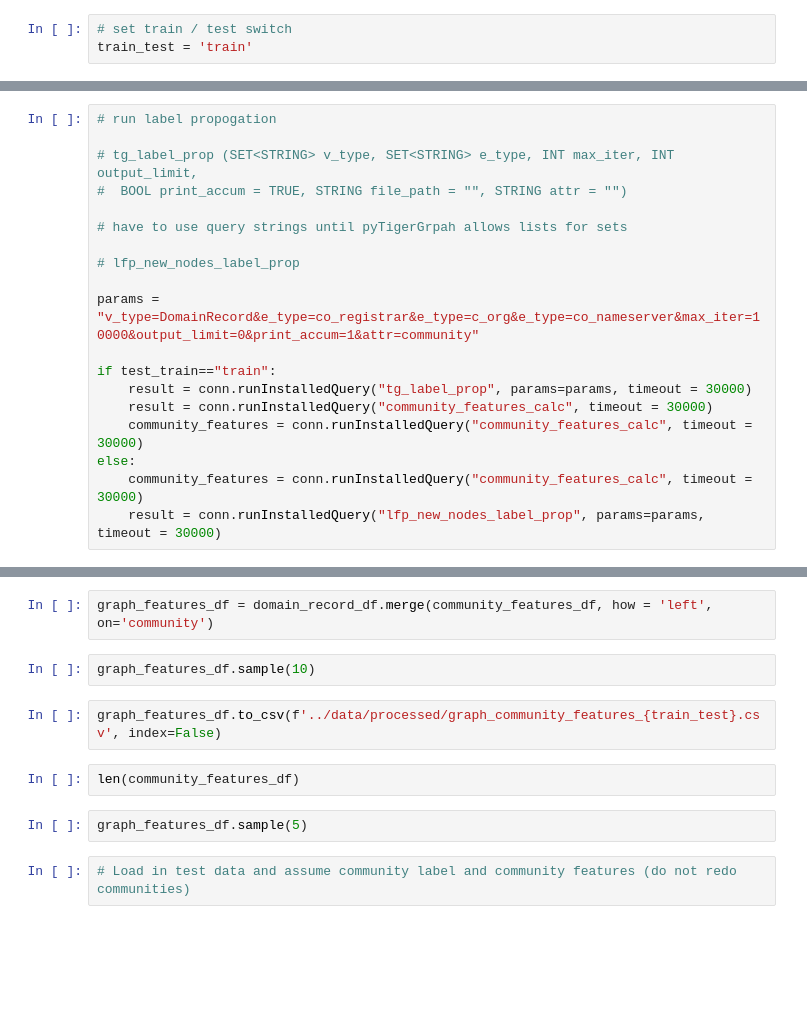
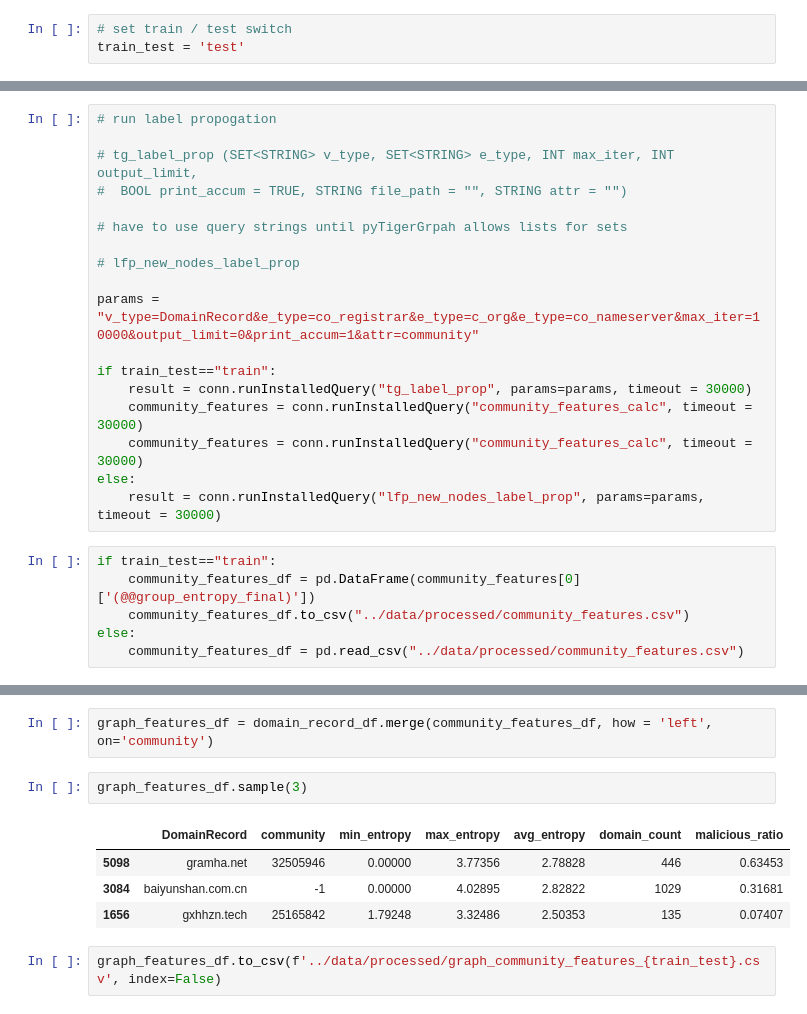
Before and after one commit to erodium/artemis, a Jupyter notebook: notebooks/1.1-lfp-eda-tigergraph.ipynb, the cells around one changed output, grey strips where cells are left out. Saved outputs shown, nothing was run; the diff lists cells and outputs as text; blank space fills up the shorter version.

```diff
--- a/notebooks/1.1-lfp-eda-tigergraph.ipynb
+++ b/notebooks/1.1-lfp-eda-tigergraph.ipynb
@@ -450,6 +465,6 @@ Successfully created queries: [lfp_new_nodes_label_prop].
 # %%
 # set train / test switch
-train_test = 'train'
+train_test = 'test'
 # %%
 # Generic loading job string
 
@@ -570,13 +568,18 @@ print(conn.runInstalledQuery("delete_co_loop_edges", timeout = 30000))
 
 params = "v_type=DomainRecord&e_type=co_registrar&e_type=c_org&e_type=co_nameserver&max_iter=10000&output_limit=0&print_accum=1&attr=community"
 
-if test_train=="train":
+if train_test=="train":
     result = conn.runInstalledQuery("tg_label_prop", params=params, timeout = 30000)
-    result = conn.runInstalledQuery("community_features_calc", timeout = 30000)
+    community_features = conn.runInstalledQuery("community_features_calc", timeout = 30000)
     community_features = conn.runInstalledQuery("community_features_calc", timeout = 30000)
 else:
-    community_features = conn.runInstalledQuery("community_features_calc", timeout = 30000)
     result = conn.runInstalledQuery("lfp_new_nodes_label_prop", params=params, timeout = 30000)
+# %%
+if train_test=="train":
+    community_features_df = pd.DataFrame(community_features[0]['(@@group_entropy_final)'])
+    community_features_df.to_csv("../data/processed/community_features.csv")
+else:
+    community_features_df = pd.read_csv("../data/processed/community_features.csv")
 # %%
 community_features_df.sample(3)
 # %% [output]
@@ -603,12 +616,11 @@ domain_record_df.sample(3)
 # %%
 graph_features_df = domain_record_df.merge(community_features_df, how = 'left', on='community')
 # %%
-graph_features_df.sample(10)
+graph_features_df.sample(3)
+# %% [output]
+|  | DomainRecord | community | min_entropy | max_entropy | avg_entropy | domain_count | malicious_ratio |
+| 5098 | gramha.net | 32505946 | 0.00000 | 3.77356 | 2.78828 | 446 | 0.63453 |
+| 3084 | baiyunshan.com.cn | -1 | 0.00000 | 4.02895 | 2.82822 | 1029 | 0.31681 |
+| 1656 | gxhhzn.tech | 25165842 | 1.79248 | 3.32486 | 2.50353 | 135 | 0.07407 |
 # %%
 graph_features_df.to_csv(f'../data/processed/graph_community_features_{train_test}.csv', index=False)
-# %%
-len(community_features_df)
-# %%
-graph_features_df.sample(5)
-# %%
-# Load in test data and assume community label and community features (do not redo communities)
```
Also changed, not shown: parts of 11 cells of this notebook, 1 other file.
